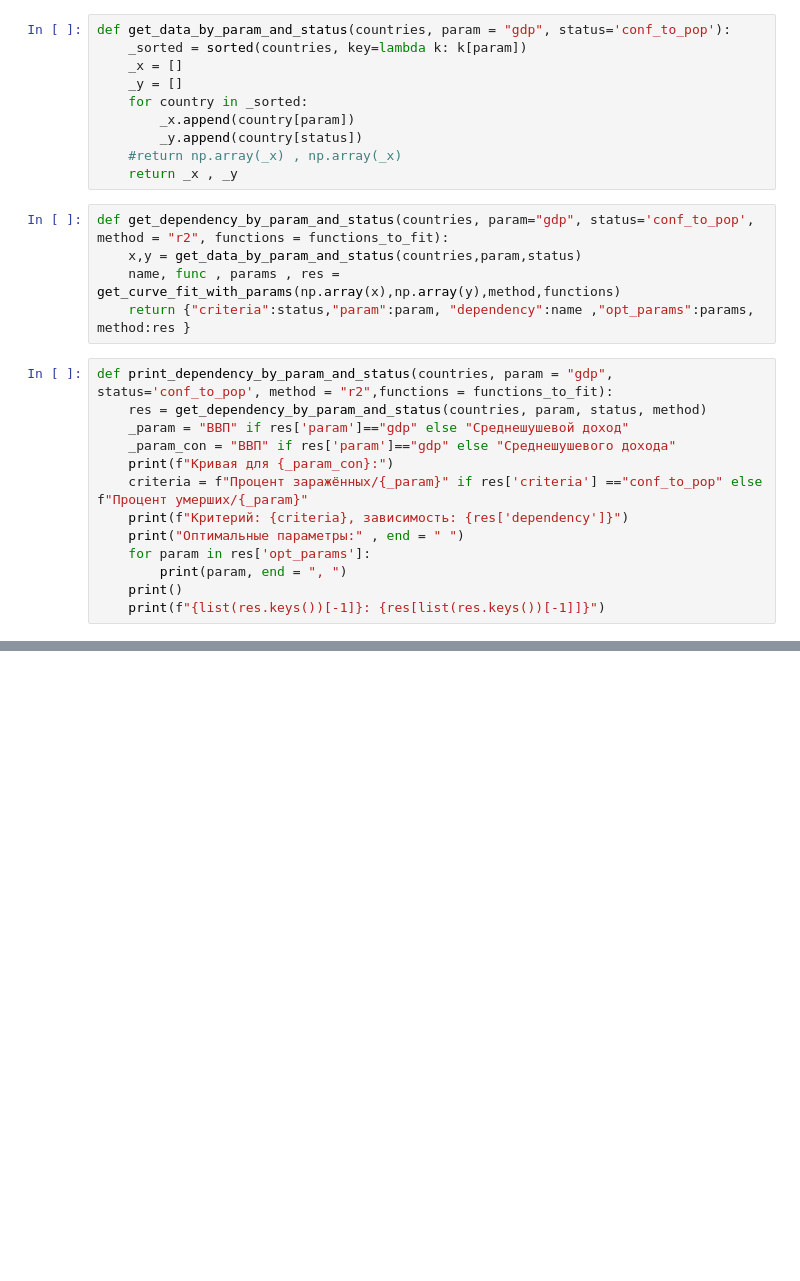
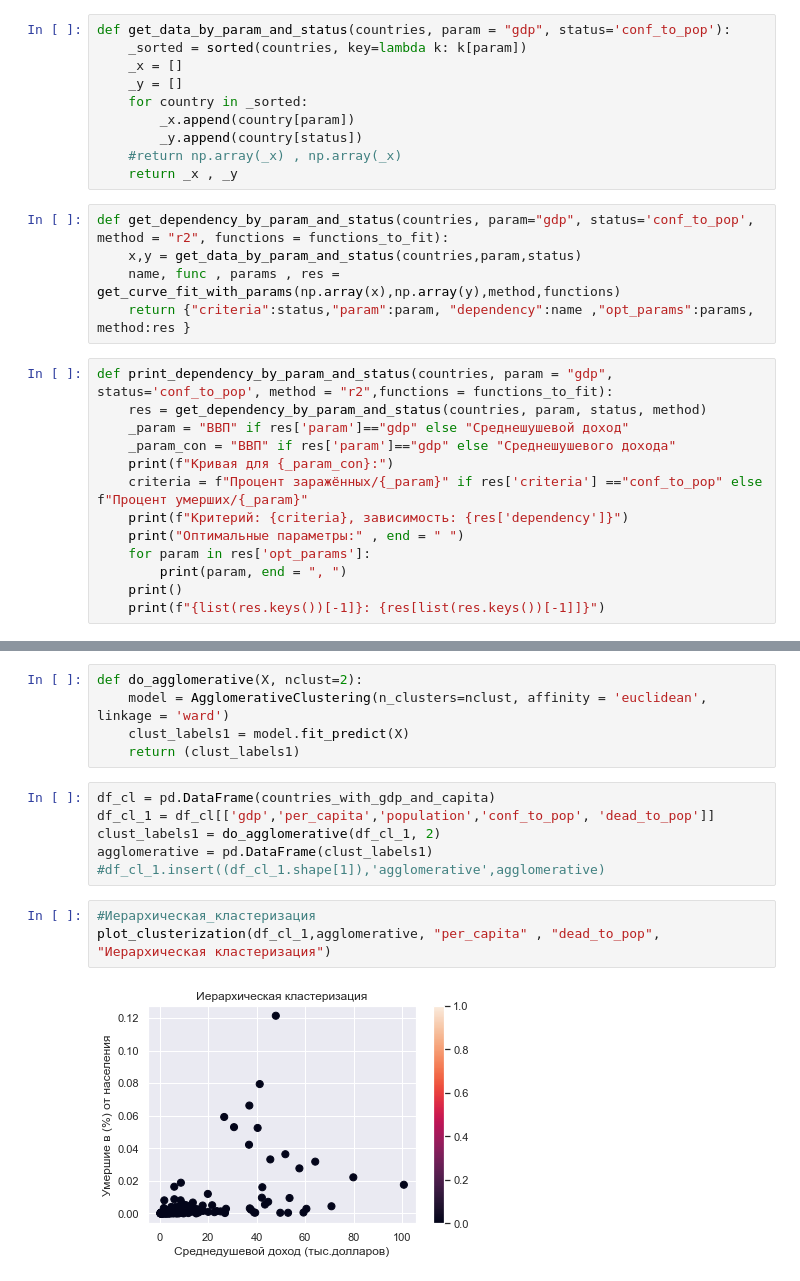
Before and after one commit to Danver98/covid-analysis, a Jupyter notebook: COVID-19.ipynb, the cells around one changed output, grey strips where cells are left out. Drawn from its saved outputs; the diff is of its cells as text; blank space fills up the shorter version.

```diff
--- a/COVID-19.ipynb
+++ b/COVID-19.ipynb
@@ -408,0 +680,16 @@ print_dependency_by_param_and_status(countries_with_gdp_and_capita,param="gdp",
+# %%
+def do_agglomerative(X, nclust=2):
+    model = AgglomerativeClustering(n_clusters=nclust, affinity = 'euclidean', linkage = 'ward')
+    clust_labels1 = model.fit_predict(X)
+    return (clust_labels1)
+# %%
+df_cl = pd.DataFrame(countries_with_gdp_and_capita)
+df_cl_1 = df_cl[['gdp','per_capita','population','conf_to_pop', 'dead_to_pop']]
+clust_labels1 = do_agglomerative(df_cl_1, 2)
+agglomerative = pd.DataFrame(clust_labels1)
+#df_cl_1.insert((df_cl_1.shape[1]),'agglomerative',agglomerative)
+# %%
+#Иерархическая_кластеризация
+plot_clusterization(df_cl_1,agglomerative, "per_capita" , "dead_to_pop", "Иерархическая кластеризация")
+# %% [output]
+[figure, added]
```
Also changed, not shown: parts of 25 cells of this notebook, 3 other files.
